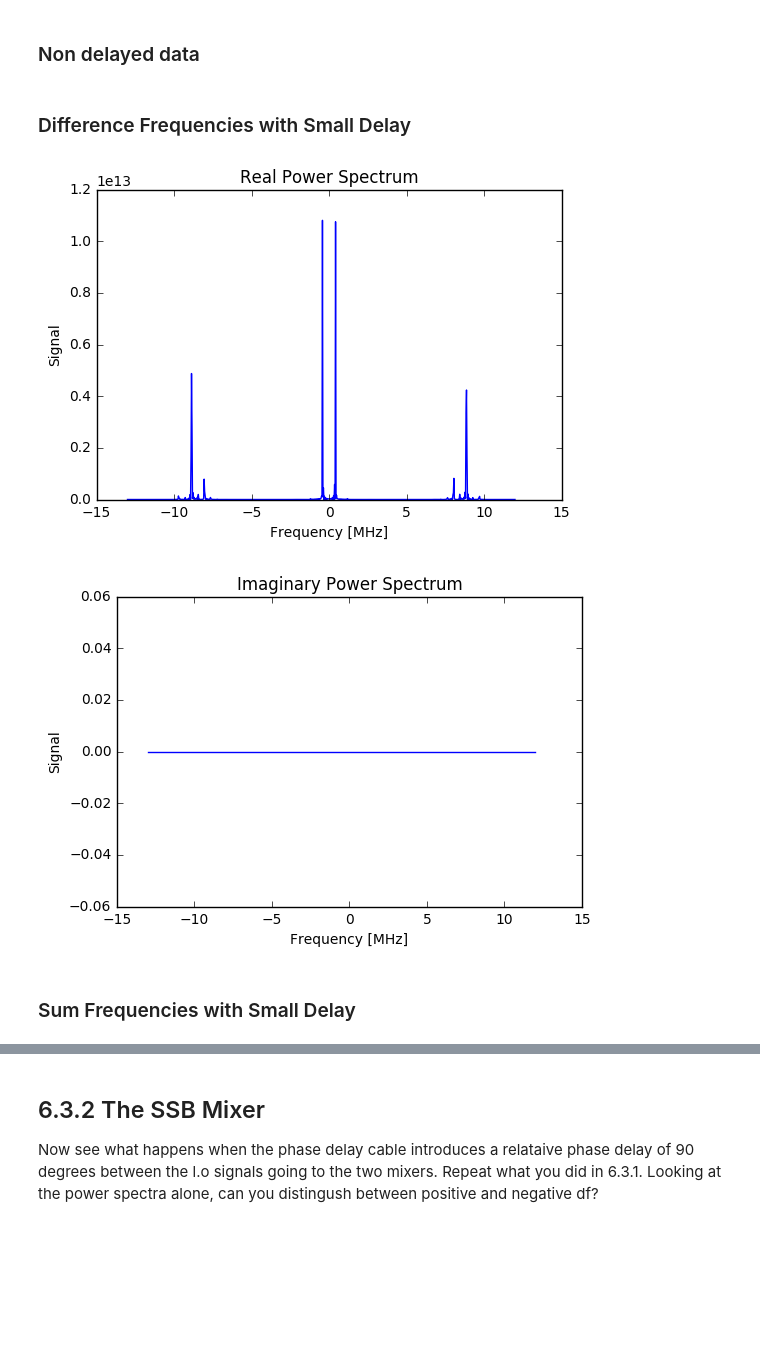
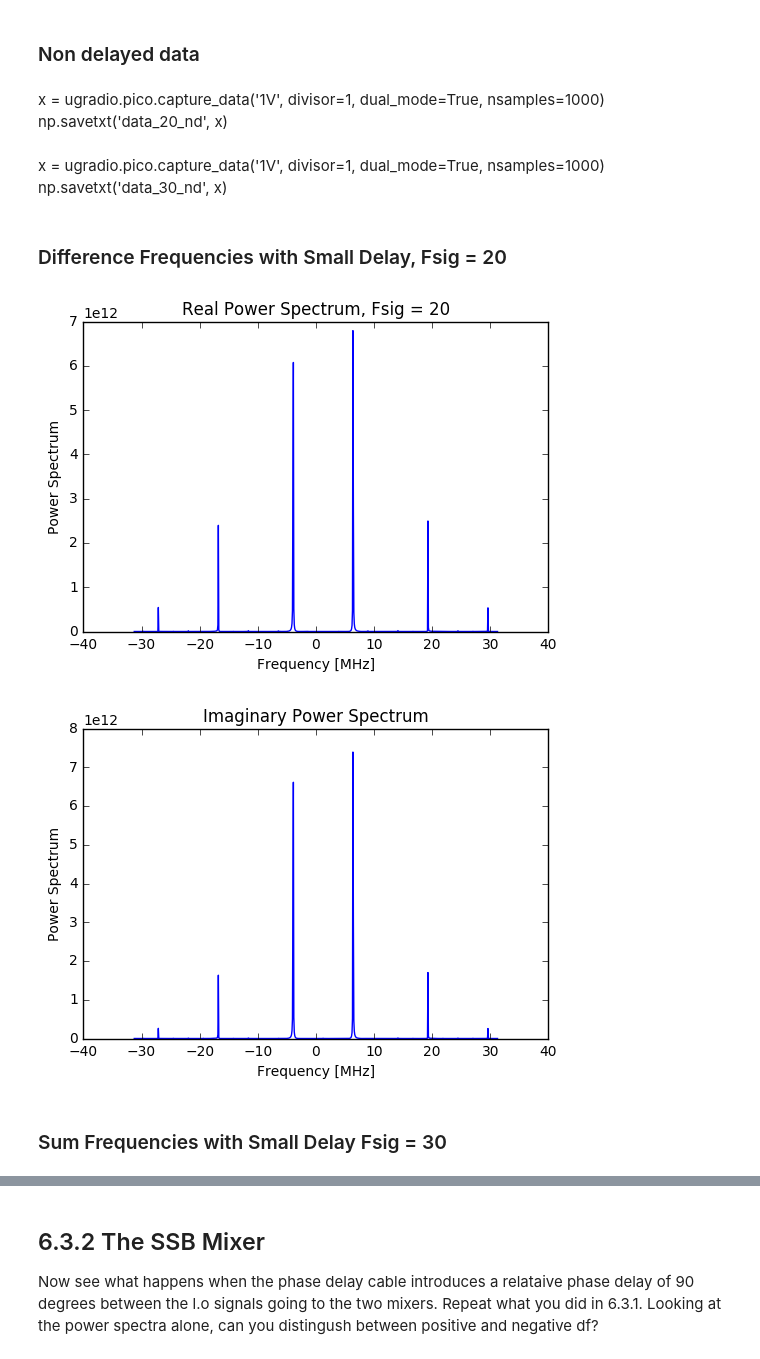
Before and after one commit to hamburgerguy/Astro-Lab1-Dump, a Jupyter notebook: Lab-1.6+with+inverse+transform.ipynb, the cells around one changed output, grey strips where cells are left out. Cells and saved outputs as stored; diff of their text form; code cells hidden in the pictures; blank space fills up the shorter version.

```diff
--- a/Lab-1.6+with+inverse+transform.ipynb
+++ b/Lab-1.6+with+inverse+transform.ipynb
@@ -13,9 +13,3 @@ Use two SRS synthesizer oscillators as inputs to a mixer, one will be the local
 Vlo = 20
 dv = 1
 Vsig = 21 and 19
-# %%
-x = ugradio.pico.capture_data('1V', divisor=1, nsamples=1000)
-np.savetxt('data_21', x)
-# %%
-x = ugradio.pico.capture_data('1V', divisor=1, nsamples=1000)
-np.savetxt('data_19', x)
@@ -97,17 +97,21 @@ plt.plot(f,fx.real, label = 'Real')
 plt.plot(f,fx.imag, label = 'Imaginary')
 plt.title("Fourier Transform of Waveform")
 plt.legend()
+plt.xlabel("Frequency")
+plt.ylabel("Fourier Transform")
 plt.show()
 
 # zeroing both the real and imag portion of sum frequency components
 for x in range(0, len(f)):
-    if f[x]>= 20 or f[x]<=-21:
+    if f[x]>= 19 or f[x]<=-19:
         fx.real[x]=0
         fx.imag[x]=0
 
 plt.plot(f,fx.real, label = 'Real')
 plt.plot(f,fx.imag, label = 'Imaginary')
-plt.title("Fourier Transform of Waveform")
+plt.title("Fourier Transform, Remove Sum Frequency")
+plt.xlabel("Frequency")
+plt.ylabel("Fourier Transform")
 plt.legend()
 plt.show()
 # %% [output]
@@ -142,0 +172,6 @@ np.savetxt('data_30_nd', x)
+# %% [markdown]
+x = ugradio.pico.capture_data('1V', divisor=1, dual_mode=True, nsamples=1000)
+np.savetxt('data_20_nd', x)
+# %% [markdown]
+x = ugradio.pico.capture_data('1V', divisor=1, dual_mode=True, nsamples=1000)
+np.savetxt('data_30_nd', x)
@@ -150,27 +187,31 @@ def PS_25(testFile):
     f_input = np.linspace(-Vsamp/2, (Vsamp/2)*(1 - (2/N)),N) #N distinct frequencies
     f,fx = ugradio.dft.dft(myFile[:N],t=time, f=f_input, vsamp=Vsamp)
     P = np.abs(fx)**2
-
-    plt.plot(f,P)
-    plt.xlabel("Frequency [MHz]")
-    plt.ylabel("Signal")
-    plt.show()
+    return (P)
 # %% [markdown]
-### Difference Frequencies with Small Delay
+### Difference Frequencies with Small Delay, Fsig = 20
 # %%
 x = np.loadtxt('data_20_nd')
-a = x[0:999]
-b = x[1000:1999]
+a_20 = x[0:999]
+b_20 = x[1000:1999]
 
-plt.title('Real Power Spectrum')
-PS_25(a)
 
+
+plt.plot(f, PS_25(a_20))
+plt.title('Real Power Spectrum, Fsig = 20')
+plt.xlabel("Frequency [MHz]")
+plt.ylabel("Power Spectrum")
+plt.show()
+
+plt.plot(f, PS_25(b_20))
 plt.title('Imaginary Power Spectrum')
-PS_25(b)
+plt.xlabel("Frequency [MHz]")
+plt.ylabel("Power Spectrum")
+plt.show()
 # %% [output]
-[figure, old version]
+[figure, new version]
-[figure, old version]
+[figure, new version]
 # %% [markdown]
-### Sum Frequencies with Small Delay
+### Sum Frequencies with Small Delay Fsig  = 30
 # %%
 x = np.loadtxt('data_30_nd')
```
Also changed, not shown: parts of 21 cells of this notebook.
